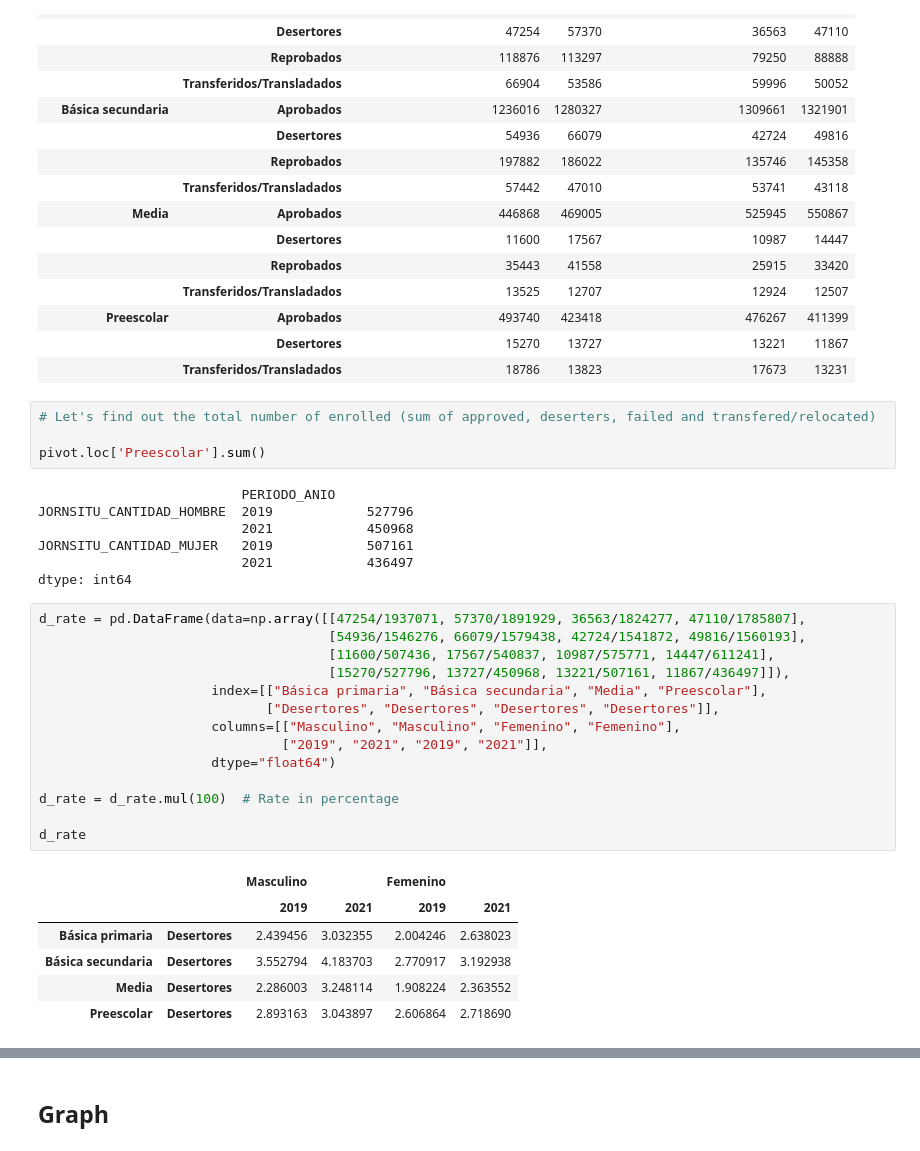
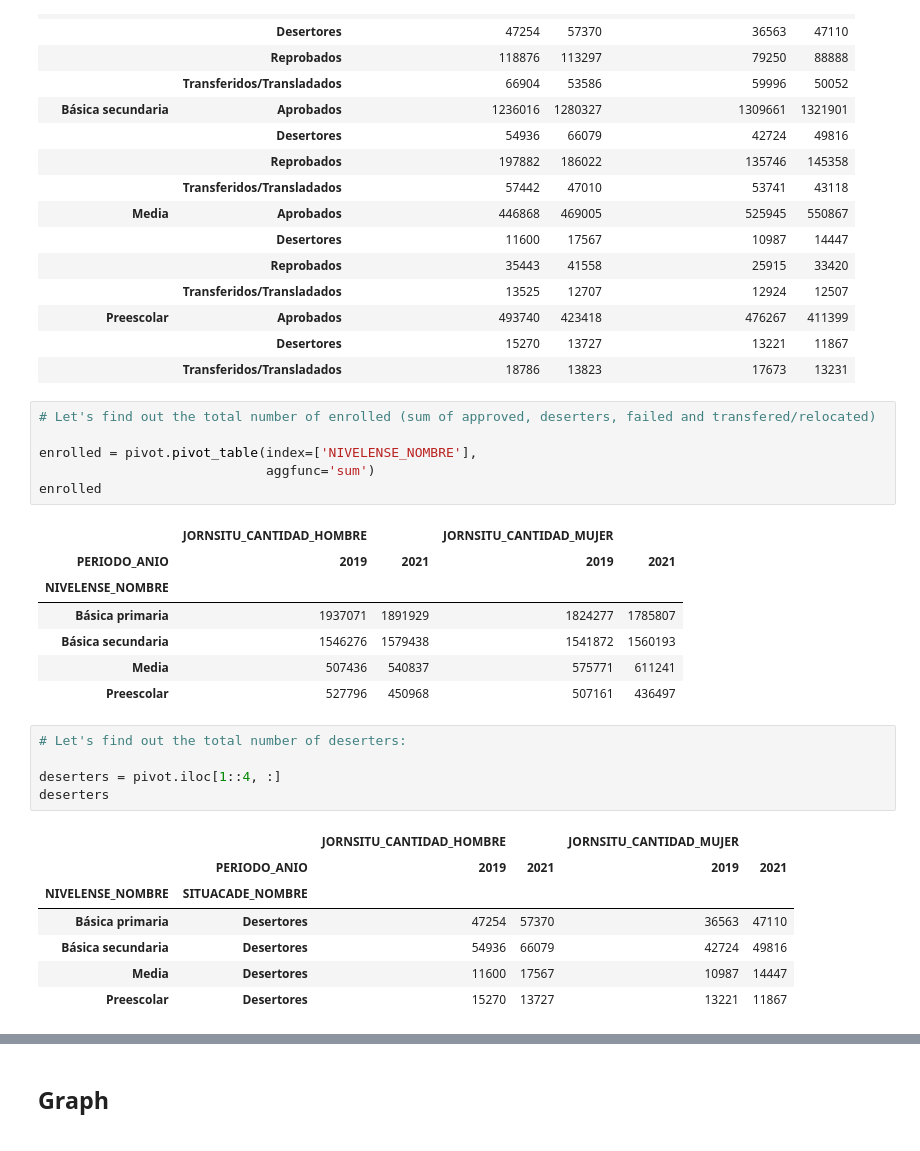
Before and after one commit to migue-08/Research_paper_MS_econ, a Jupyter notebook: Tasa_deserción.ipynb, the cells around one changed output, grey strips where cells are left out. Drawn from its saved outputs; the diff is of its cells as text.

```diff
--- a/Tasa_deserción.ipynb
+++ b/Tasa_deserción.ipynb
@@ -87,32 +88,27 @@ pivot
 # %%
 # Let's find out the total number of enrolled (sum of approved, deserters, failed and transfered/relocated)
 
-pivot.loc['Preescolar'].sum()
+enrolled = pivot.pivot_table(index=['NIVELENSE_NOMBRE'],
+                             aggfunc='sum')
+enrolled
 # %% [output]
-                          PERIODO_ANIO
-JORNSITU_CANTIDAD_HOMBRE  2019            527796
-                          2021            450968
-JORNSITU_CANTIDAD_MUJER   2019            507161
-                          2021            436497
-dtype: int64
+|  | JORNSITU_CANTIDAD_HOMBRE |  | JORNSITU_CANTIDAD_MUJER |  |
+| PERIODO_ANIO | 2019 | 2021 | 2019 | 2021 |
+| NIVELENSE_NOMBRE |  |  |  |  |
+| Básica primaria | 1937071 | 1891929 | 1824277 | 1785807 |
+| Básica secundaria | 1546276 | 1579438 | 1541872 | 1560193 |
+| Media | 507436 | 540837 | 575771 | 611241 |
+| Preescolar | 527796 | 450968 | 507161 | 436497 |
-# %%
-d_rate = pd.DataFrame(data=np.array([[47254/1937071, 57370/1891929, 36563/1824277, 47110/1785807],
-                                     [54936/1546276, 66079/1579438, 42724/1541872, 49816/1560193],
-                                     [11600/507436, 17567/540837, 10987/575771, 14447/611241],
-                                     [15270/527796, 13727/450968, 13221/507161, 11867/436497]]),
-                      index=[["Básica primaria", "Básica secundaria", "Media", "Preescolar"],
-                             ["Desertores", "Desertores", "Desertores", "Desertores"]],
-                      columns=[["Masculino", "Masculino", "Femenino", "Femenino"],
-                               ["2019", "2021", "2019", "2021"]],
-                      dtype="float64")
-
-d_rate = d_rate.mul(100)  # Rate in percentage
-
-d_rate
-# %% [output]
-|  |  | Masculino |  | Femenino |  |
-|  |  | 2019 | 2021 | 2019 | 2021 |
-| Básica primaria | Desertores | 2.439456 | 3.032355 | 2.004246 | 2.638023 |
-| Básica secundaria | Desertores | 3.552794 | 4.183703 | 2.770917 | 3.192938 |
-| Media | Desertores | 2.286003 | 3.248114 | 1.908224 | 2.363552 |
-| Preescolar | Desertores | 2.893163 | 3.043897 | 2.606864 | 2.718690 |
+# %%
+# Let's find out the total number of deserters:
+
+deserters = pivot.iloc[1::4, :]
+deserters
+# %% [output]
+|  |  | JORNSITU_CANTIDAD_HOMBRE |  | JORNSITU_CANTIDAD_MUJER |  |
+|  | PERIODO_ANIO | 2019 | 2021 | 2019 | 2021 |
+| NIVELENSE_NOMBRE | SITUACADE_NOMBRE |  |  |  |  |
+| Básica primaria | Desertores | 47254 | 57370 | 36563 | 47110 |
+| Básica secundaria | Desertores | 54936 | 66079 | 42724 | 49816 |
+| Media | Desertores | 11600 | 17567 | 10987 | 14447 |
+| Preescolar | Desertores | 15270 | 13727 | 13221 | 11867 |
```
Also changed, not shown: parts of 6 cells of this notebook.
